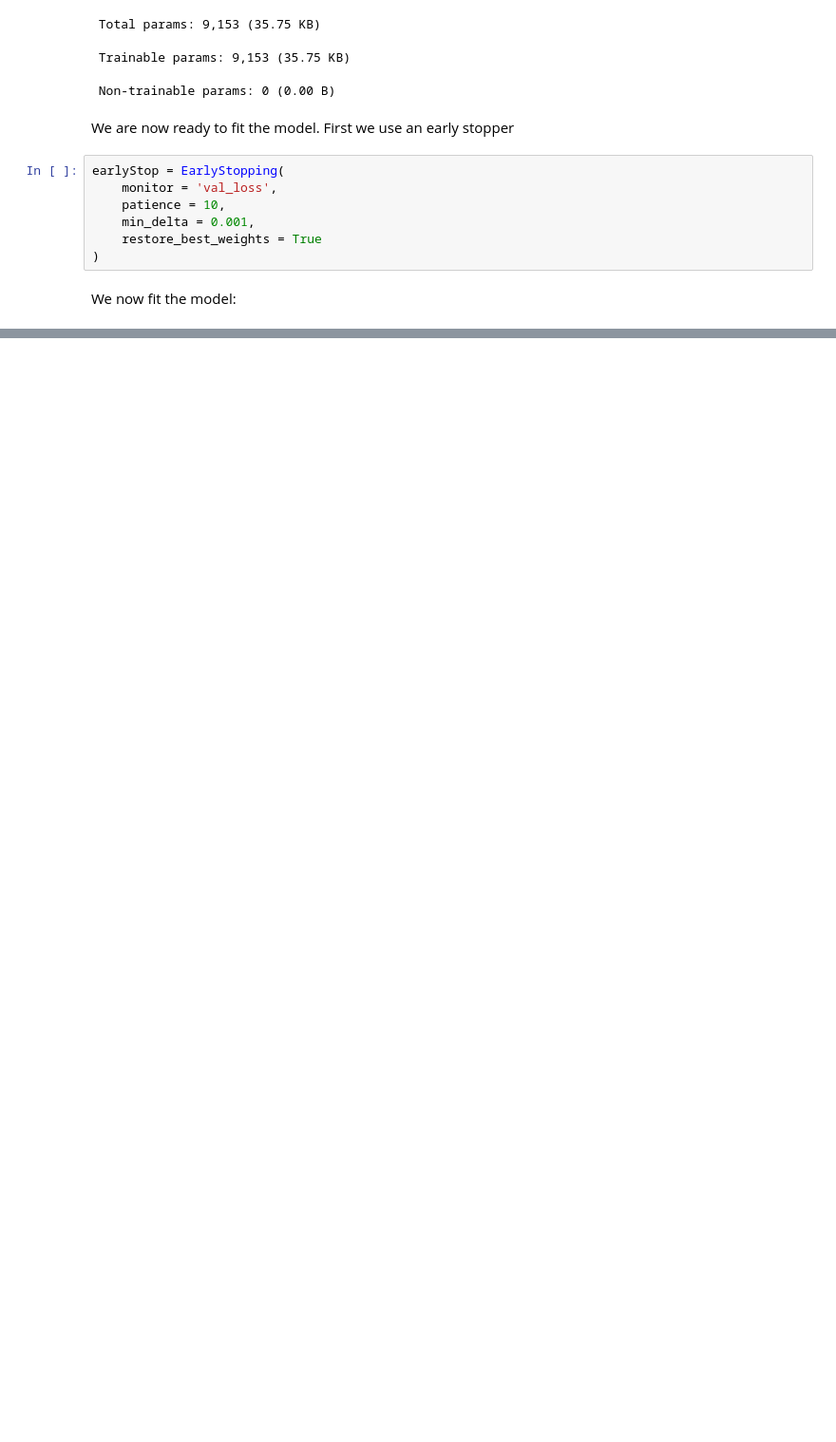
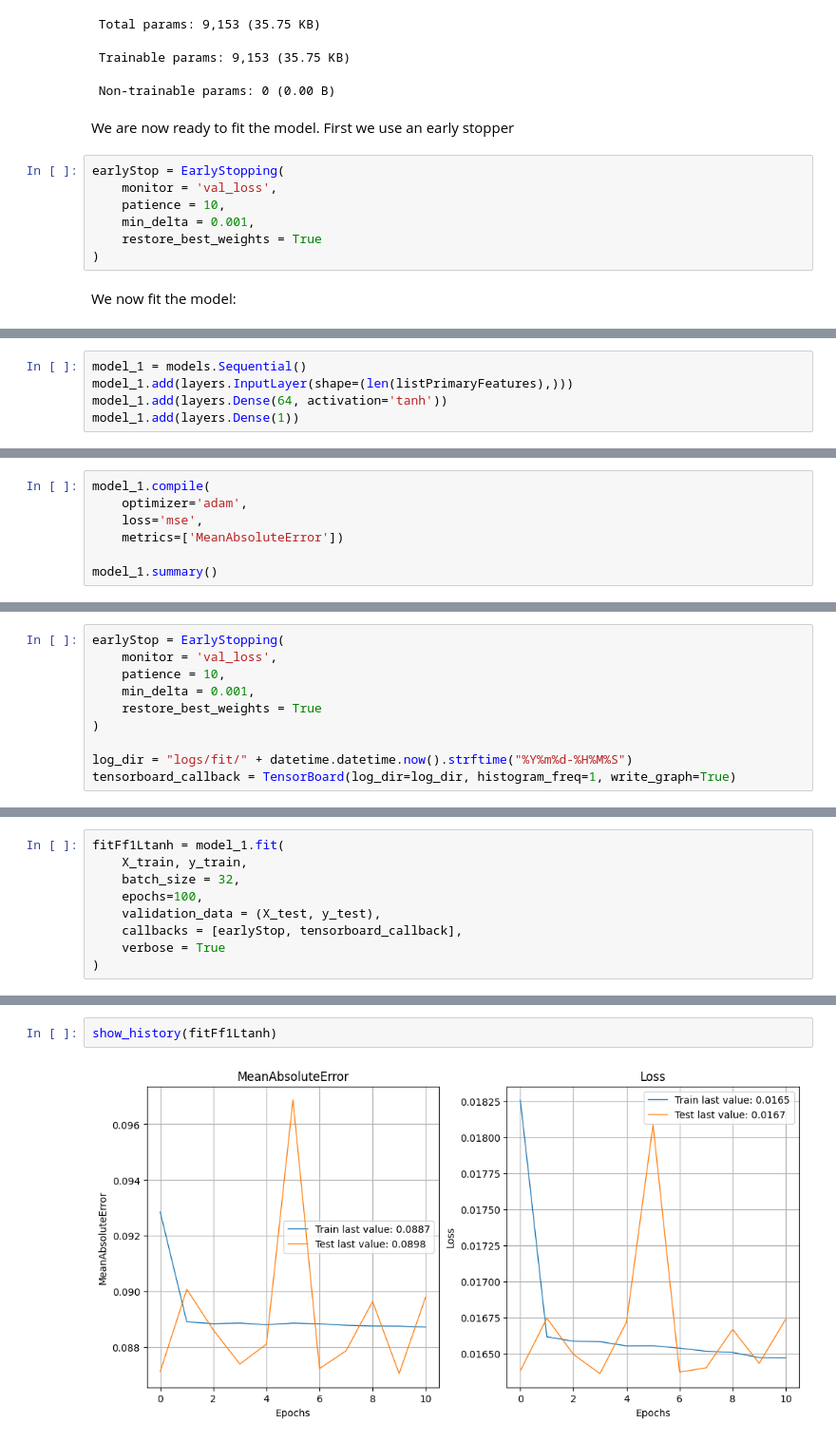
Before and after one commit to albertschroder/bachelor_notes, a Jupyter notebook: gfd__nn__models/feedforward__nns/feedforward__neuralnets.ipynb, the cells around one changed output, grey strips where cells are left out. Shown at 95% size. Drawn from its saved outputs; the diff is of its cells as text; blank space fills up the shorter version.

```diff
--- a/gfd__nn__models/feedforward__nns/feedforward__neuralnets.ipynb
+++ b/gfd__nn__models/feedforward__nns/feedforward__neuralnets.ipynb
@@ -111,0 +118,5 @@ np.mean(model.predict(X_test) * y_test > 0)
+# %%
+model_1 = models.Sequential()
+model_1.add(layers.InputLayer(shape=(len(listPrimaryFeatures),)))
+model_1.add(layers.Dense(64, activation='tanh'))
+model_1.add(layers.Dense(1))
@@ -111,0 +125,7 @@ np.mean(model.predict(X_test) * y_test > 0)
+# %%
+model_1.compile(
+    optimizer='adam',
+    loss='mse',
+    metrics=['MeanAbsoluteError'])
+
+model_1.summary()
@@ -111,0 +146,10 @@ np.mean(model.predict(X_test) * y_test > 0)
+# %%
+earlyStop = EarlyStopping(
+    monitor = 'val_loss',
+    patience = 10,
+    min_delta = 0.001,
+    restore_best_weights = True
+)
+
+log_dir = "logs/fit/" + datetime.datetime.now().strftime("%Y%m%d-%H%M%S")
+tensorboard_callback = TensorBoard(log_dir=log_dir, histogram_freq=1, write_graph=True)
@@ -111,0 +158,9 @@ np.mean(model.predict(X_test) * y_test > 0)
+# %%
+fitFf1Ltanh = model_1.fit(
+    X_train, y_train,
+    batch_size = 32,
+    epochs=100,
+    validation_data = (X_test, y_test),
+    callbacks = [earlyStop, tensorboard_callback],
+    verbose = True
+)
@@ -111,0 +185,4 @@ np.mean(model.predict(X_test) * y_test > 0)
+# %%
+show_history(fitFf1Ltanh)
+# %% [output]
+[figure, added]
```
Also changed, not shown: parts of 25 cells of this notebook, 5 other files.
